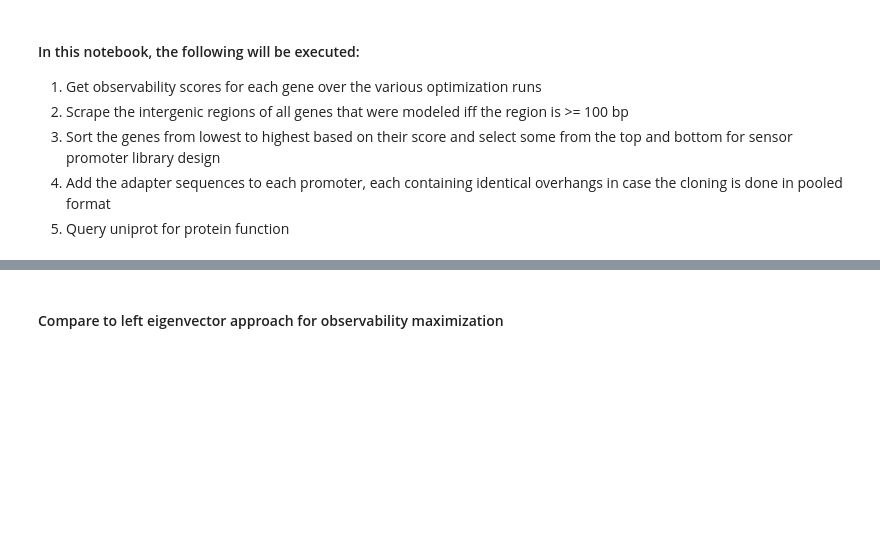
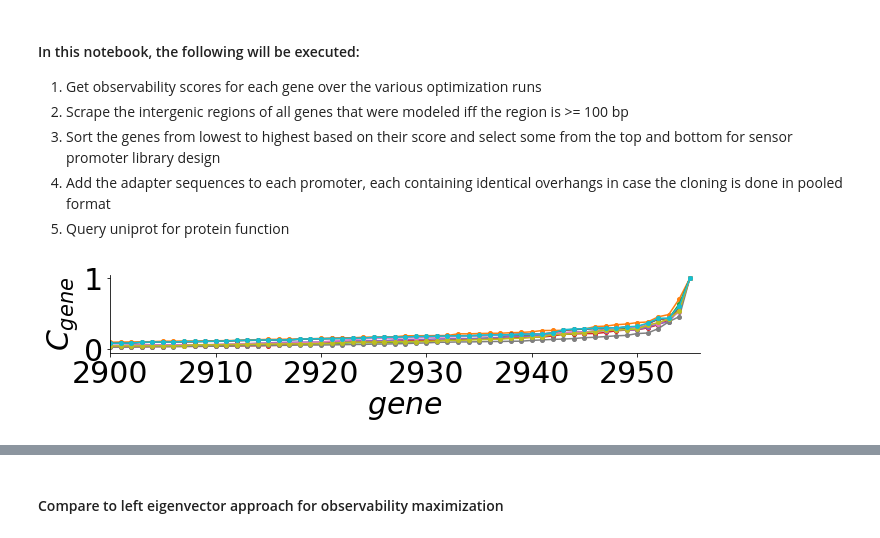
Before and after one commit to AqibHasnain/optimal_sensors, a Jupyter notebook: postprocessing.ipynb, the cells around one changed output, grey strips where cells are left out. Drawn from its saved outputs; the diff is of its cells as text; code cells hidden in the pictures; blank space fills up the shorter version.

```diff
--- a/postprocessing.ipynb
+++ b/postprocessing.ipynb
@@ -98,7 +98,7 @@ class Datatable:
 # %%
 # load in the various runs of the data.
 data_path = 'data/'
-results_path = 'run-outputs/X7/'
+results_path = 'run-outputs/X0/'
 genbank_path = data_path+'GCA_000009225.1_ASM922v1_genomic.gbff'
 cdsFasta_path = data_path+'GCA_000009225.1_ASM922v1_cds_from_genomic.fa'
 results_paths = [results_path+file for file in os.listdir(results_path) if not file.startswith('.')]
@@ -184,10 +184,13 @@ def plot_eigvals(matrix):
 # %%
 # plotting each observability score individually to check for consistency of the optimization routine
 plt.figure(figsize=(10,3));
 for ii in range(len(data)):
     plt.plot(data[ii].sorted_C,'o-',ms=4);
     plt.ylabel(r'$C_{gene}$');
     plt.xlabel(r'$gene$');
+    plt.xlim(2900,len(data[ii].sorted_C))
+# %% [output]
+[figure, added]
 # %%
 # getting mean of scores and sorting in ascending order
 scores = []
```
Also changed, not shown: parts of 14 cells of this notebook, 9 other files.
